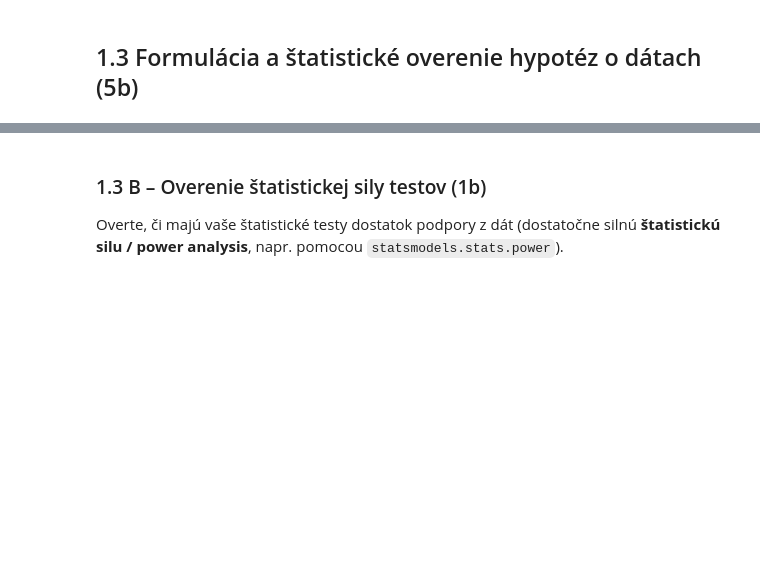
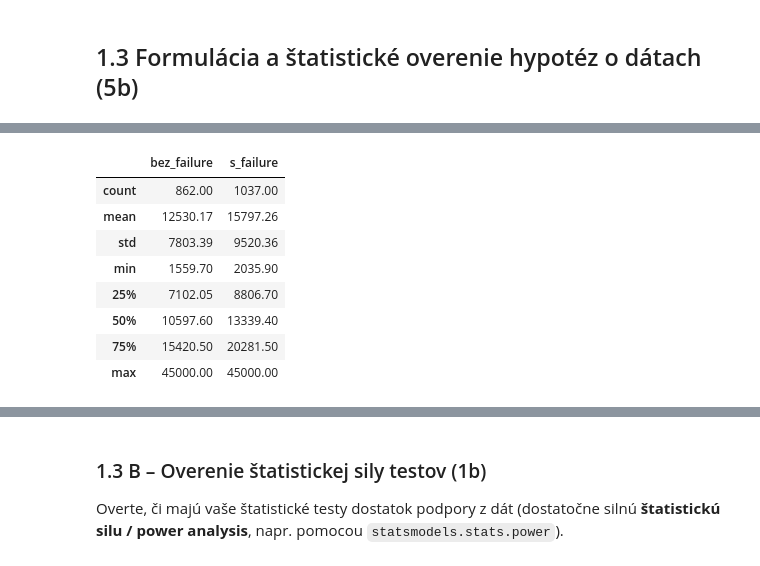
Before and after one commit to samuel-ivan05/IAU_zadanie, a Jupyter notebook: IAU-project.ipynb, the cells around one changed output, grey strips where cells are left out. Saved outputs shown, nothing was run; the diff lists cells and outputs as text; code cells hidden in the pictures; blank space fills up the shorter version.

```diff
--- a/IAU-project.ipynb
+++ b/IAU-project.ipynb
@@ -1329,0 +1345,39 @@ Príklad formulovania: *„flowmeter má v priemere vyššiu hodnotu v stave s f
+# %%
+# --- 1.3 A: Hypotéza 1 – príprava dát ---
+
+# Jedno pozorovanie = jedna APU jednotka.
+h1_units = (
+    df_clean.groupby("id_unit", as_index=False)
+    .agg(
+        serviceHours=("serviceHours", "median"),
+        unit_failure=("failure", "max")
+    )
+    .dropna(subset=["serviceHours", "unit_failure"])
+)
+
+# Rozdelenie jednotiek podľa výskytu poruchy.
+h1_no_failure = h1_units.loc[
+    h1_units["unit_failure"] == 0, "serviceHours"
+].astype(float)
+
+h1_failure = h1_units.loc[
+    h1_units["unit_failure"] == 1, "serviceHours"
+].astype(float)
+
+# Základný opis oboch skupín.
+h1_summary = pd.DataFrame({
+    "bez_failure": h1_no_failure.describe(),
+    "s_failure": h1_failure.describe()
+})
+
+display(h1_summary.round(2))
+# %% [output]
+|  | bez_failure | s_failure |
+| count | 862.00 | 1037.00 |
+| mean | 12530.17 | 15797.26 |
+| std | 7803.39 | 9520.36 |
+| min | 1559.70 | 2035.90 |
+| 25% | 7102.05 | 8806.70 |
+| 50% | 10597.60 | 13339.40 |
+| 75% | 15420.50 | 20281.50 |
+| max | 45000.00 | 45000.00 |
```
Also changed, not shown: parts of 22 cells of this notebook.
